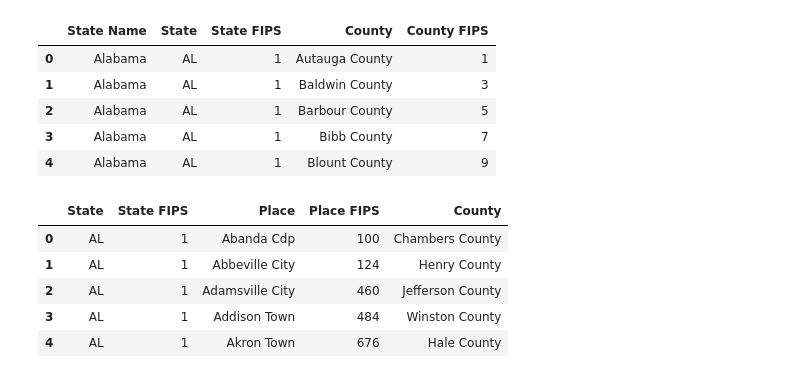
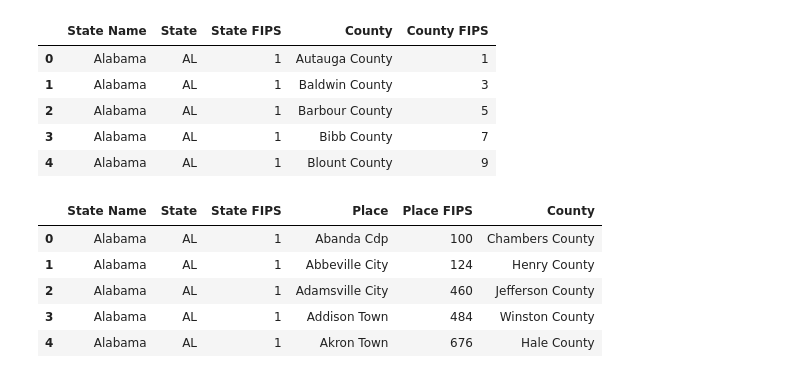
Before and after one commit to flanasonic/visualizing_population_density, a Jupyter notebook: notebooks/02_Census.ipynb, the cells around one changed output. Saved outputs shown, nothing was run; the diff lists cells and outputs as text; code cells hidden in the pictures.

```diff
--- a/notebooks/02_Census.ipynb
+++ b/notebooks/02_Census.ipynb
@@ -70,22 +61,16 @@ import pandas as pd
 pd.set_option('display.width', None)
 pd.set_option('display.max_colwidth', None)
 
-# this text file uses UTF-8 encoding
-
 file_state = os.path.join(data_archive_dir, 'state.txt')
-
-# change some options that determine how much data is displayed in the notebook
-pd.set_option('display.width', None)
-pd.set_option('display.max_colwidth', None)
 
 df_state = pd.read_csv(file_state,
                        usecols=['STATE', 'STUSAB', 'STATE_NAME'], # use only these columns
                        delimiter="|", # load txt file as pandas DataFrame
-                       encoding="iso-8859-1", # QUESTION: Patrick - text file uses UTF-8, what encoding should we use here?
+                       encoding="iso-8859-1",
                        encoding_errors='ignore')[['STATE_NAME', 'STUSAB', 'STATE',]] # reorder cols
 
 df_state.rename(columns={'STATE': 'State FIPS', 'STUSAB': 'State', 'STATE_NAME': 'State Name'}, inplace=True) # rename columns
-df_state.head()
+df_state.head(3)
 # %% [output]
 |  | State Name | State | State FIPS |
 | 0 | Alabama | AL | 1 |
@@ -118,2 +85,0 @@ This list includes the United States, Puerto Rico, and the Island Areas (America
-# %%
-df_state['State FIPS'] = df_state['State FIPS'].astype(str)
@@ -329,0 +369,5 @@ df_place
+# %%
+# use pandas Series.str.trannslate to translate all our County and Place names
+# with diacritics
+df_place['County'] = df_place['County'].str.translate(diac_ord_map)
+df_place['Place'] = df_place['Place'].str.translate(diac_ord_map)
@@ -334,0 +401,5 @@ df_place.loc[df_place['Place FIPS'] == 39003]
+# %%
+# df_place = pd.merge(df_place, df_state_county )
+df_place = pd.merge(df_place, df_state)
+df_place = df_place[['State Name', 'State', 'State FIPS', 'Place', 'Place FIPS', 'County',]] # reorder columns
+df_place.head()
@@ -441,12 +497,14 @@ df_county.head()
 | 3 | Alabama | AL | 1 | Bibb County | 7 |
 | 4 | Alabama | AL | 1 | Blount County | 9 |
 # %%
-df_place.to_csv('place.csv')
+clean_place_file = os.path.join(clean_data_dir,'place.csv')
+
+df_place.to_csv(clean_place_file)
 df_place.head()
 # %% [output]
-|  | State | State FIPS | Place | Place FIPS | County |
-| 0 | AL | 1 | Abanda Cdp | 100 | Chambers County |
-| 1 | AL | 1 | Abbeville City | 124 | Henry County |
-| 2 | AL | 1 | Adamsville City | 460 | Jefferson County |
-| 3 | AL | 1 | Addison Town | 484 | Winston County |
-| 4 | AL | 1 | Akron Town | 676 | Hale County |
+|  | State Name | State | State FIPS | Place | Place FIPS | County |
+| 0 | Alabama | AL | 1 | Abanda Cdp | 100 | Chambers County |
+| 1 | Alabama | AL | 1 | Abbeville City | 124 | Henry County |
+| 2 | Alabama | AL | 1 | Adamsville City | 460 | Jefferson County |
+| 3 | Alabama | AL | 1 | Addison Town | 484 | Winston County |
+| 4 | Alabama | AL | 1 | Akron Town | 676 | Hale County |
```
Also changed, not shown: parts of 79 cells of this notebook, 17 other files.
